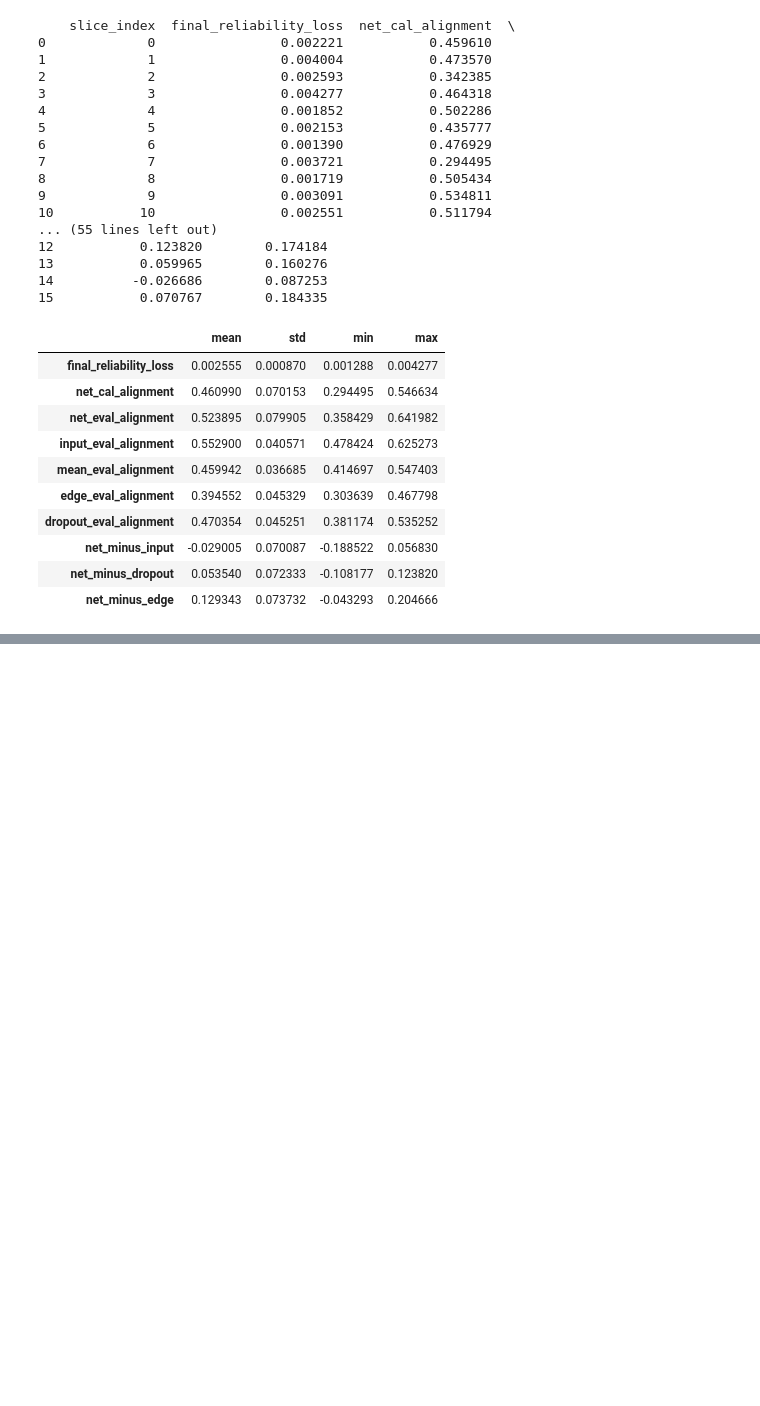
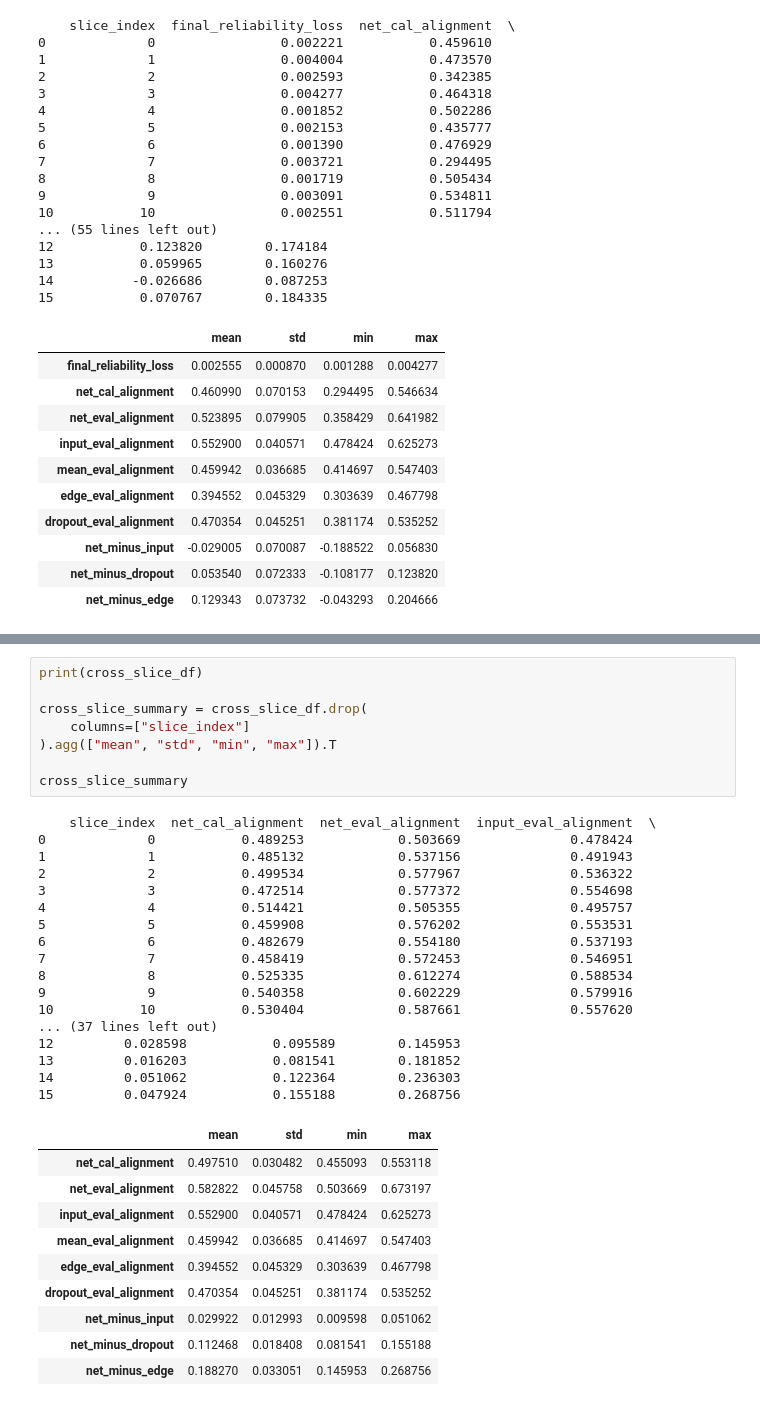
Before and after one commit to SILAS-RANSFORD-OSEI/reliability-aware-ssdu-mri, a Jupyter notebook: notebooks/03_multi_slice_reliability_check.ipynb, the cells around one changed output, grey strips where cells are left out. Cells and saved outputs as stored; diff of their text form; blank space fills up the shorter version.

```diff
--- a/notebooks/03_multi_slice_reliability_check.ipynb
+++ b/notebooks/03_multi_slice_reliability_check.ipynb
@@ -2660,0 +2863,36 @@ reliability_net_summary
+# %%
+print(cross_slice_df)
+
+cross_slice_summary = cross_slice_df.drop(
+    columns=["slice_index"]
+).agg(["mean", "std", "min", "max"]).T
+
+cross_slice_summary
+# %% [output]
+    slice_index  net_cal_alignment  net_eval_alignment  input_eval_alignment  \
+0             0           0.489253            0.503669              0.478424
+1             1           0.485132            0.537156              0.491943
+2             2           0.499534            0.577967              0.536322
+3             3           0.472514            0.577372              0.554698
+4             4           0.514421            0.505355              0.495757
+5             5           0.459908            0.576202              0.553531
+6             6           0.482679            0.554180              0.537193
+7             7           0.458419            0.572453              0.546951
+8             8           0.525335            0.612274              0.588534
+9             9           0.540358            0.602229              0.579916
+10           10           0.530404            0.587661              0.557620
+... (37 lines left out)
+12         0.028598           0.095589        0.145953
+13         0.016203           0.081541        0.181852
+14         0.051062           0.122364        0.236303
+15         0.047924           0.155188        0.268756
+|  | mean | std | min | max |
+| net_cal_alignment | 0.497510 | 0.030482 | 0.455093 | 0.553118 |
+| net_eval_alignment | 0.582822 | 0.045758 | 0.503669 | 0.673197 |
+| input_eval_alignment | 0.552900 | 0.040571 | 0.478424 | 0.625273 |
+| mean_eval_alignment | 0.459942 | 0.036685 | 0.414697 | 0.547403 |
+| edge_eval_alignment | 0.394552 | 0.045329 | 0.303639 | 0.467798 |
+| dropout_eval_alignment | 0.470354 | 0.045251 | 0.381174 | 0.535252 |
+| net_minus_input | 0.029922 | 0.012993 | 0.009598 | 0.051062 |
+| net_minus_dropout | 0.112468 | 0.018408 | 0.081541 | 0.155188 |
+| net_minus_edge | 0.188270 | 0.033051 | 0.145953 | 0.268756 |
```
Also changed, not shown: parts of 6 cells of this notebook.
